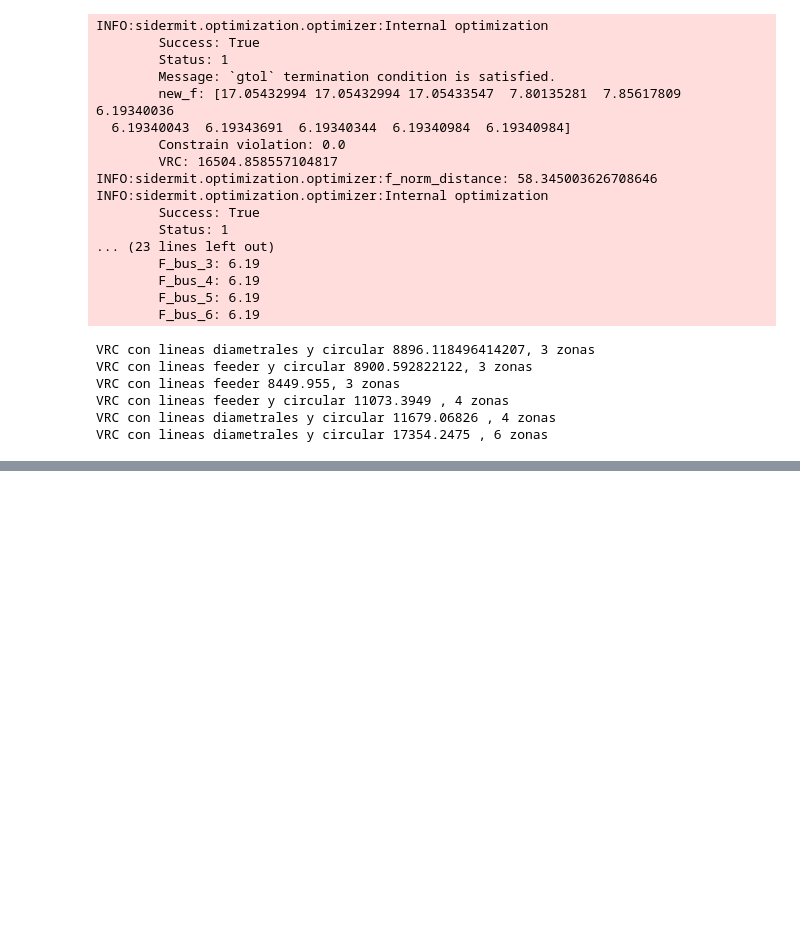
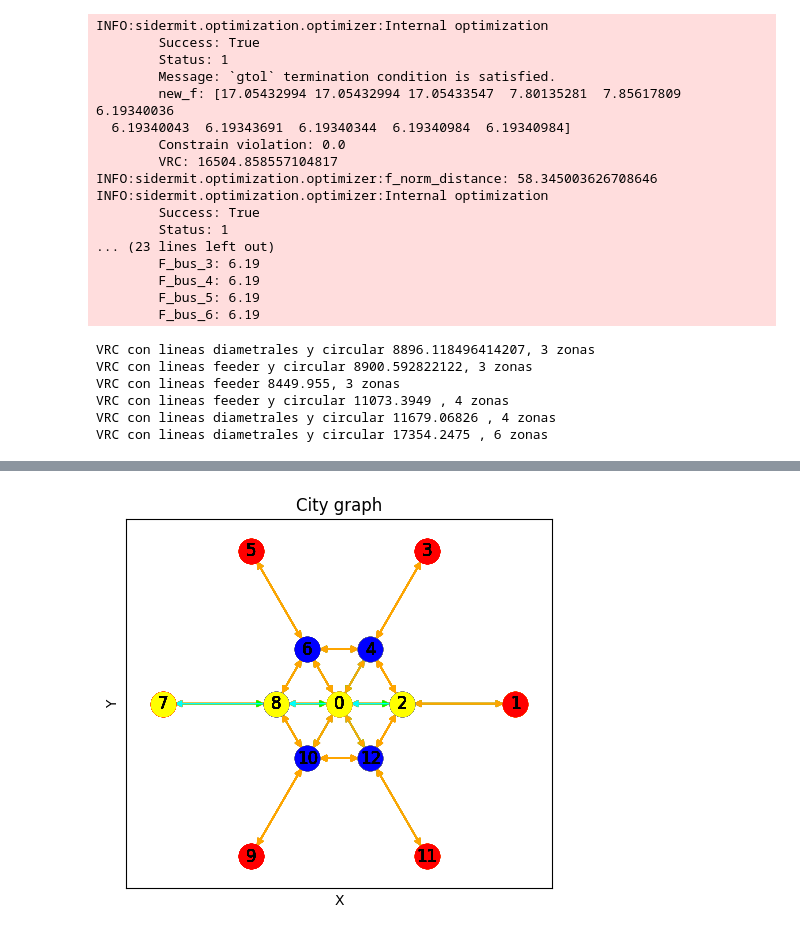
Before and after one commit to valeegomex/Genetic-algorithm-parametric-city, a Jupyter notebook: Resultados_estrategicos.ipynb, the cells around one changed output, grey strips where cells are left out. Saved outputs shown, nothing was run; the diff lists cells and outputs as text; code cells hidden in the pictures; blank space fills up the shorter version.

```diff
--- a/Resultados_estrategicos.ipynb
+++ b/Resultados_estrategicos.ipynb
@@ -90,0 +118,5 @@ VRC con lineas diametrales y circular 17354.2475 , 6 zonas
+# %%
+g5 = [1377, 4647, 298, 1195, 333, 17, 884, 438, 986, 219, 1276]
+graficar(g5, 'g5')
+# %% [output]
+[figure, added]
```
Also changed, not shown: parts of 11 cells of this notebook, 2 other files.
